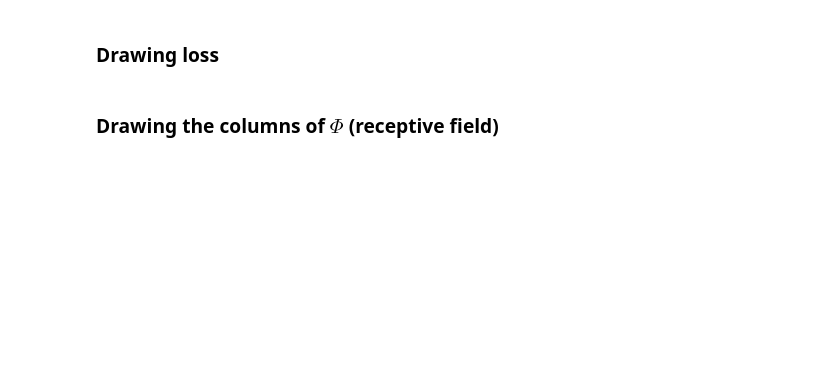
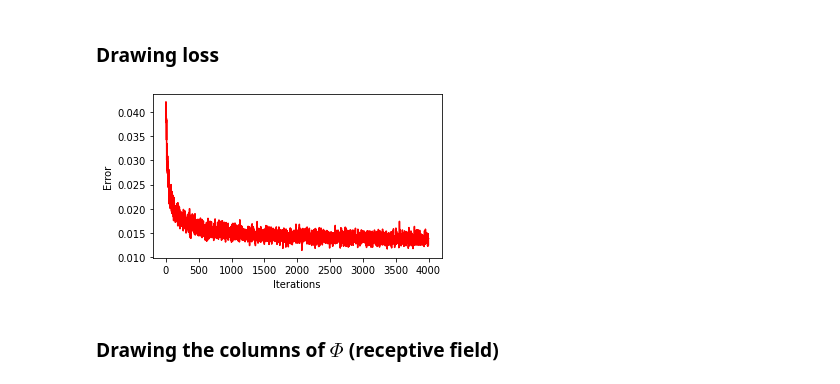
Before and after one commit to rentzi/sparseRegularizers, a Jupyter notebook: 1 Generative model with different regularizers.ipynb, the cells around one changed output. Drawn from its saved outputs; the diff is of its cells as text; code cells hidden in the pictures; blank space fills up the shorter version.

```diff
--- a/1 Generative model with different regularizers.ipynb
+++ b/1 Generative model with different regularizers.ipynb
@@ -92,0 +55,14 @@ utils.saveVar((errorList,rAll,Phi,model),fileSave)
+# %%
+fileLoad = 'data/DoGPatchesScaleShift.pckl'
+#Get the whitened cropped imagess that we are going to use for all algorithms
+inputsAll = utils.loadVar(fileLoad)
+
+# Simulation constants
+numIter = 4000 # number of iterations
+batchSize = 250 # Batch size
+numCrImages = numIter*batchSize
+sz = 16 # image patch size
+numRSeqs = numCrImages
+
+activNum = 0
+print(f'size of the input images used for training are {inputsAll.shape}')
@@ -92,0 +71,21 @@ utils.saveVar((errorList,rAll,Phi,model),fileSave)
+# %%
+flagMethod = 'CEL0' #flagMethod = 'hard1';flagMethod = 'half';flagMethod = 'soft'
+
+####WE CHANGE THESE WITH DIFFERENT NUMOFUNITS, AT LEAST THE LAMDA ALL AND NUMUNITSALL
+lr_Phi=5e-3; lr_r = 0.05; lmda = 0.27
+numUnits = 1000
+
+print(f'We use the {flagMethod} algorithm')
+print(f'num units are  {numUnits},batch size is {batchSize}, lmda {lmda},lr_r {lr_r},lr_Phi {lr_Phi}')
+
+#the starting r sequences are all zeros
+rIn = np.zeros((numRSeqs,numUnits))
+
+# Define and run the model
+model = SparseModel(sz**2,numUnits,batchSize,lmda,flagMethod,lr_r = lr_r,lr_Phi = lr_Phi)
+Phi,rActivityFreqUnit, rNumActiveInstances, errorRates= runModelSim(model,numIter,batchSize,inputsAll,rIn)
+
+
+#save the results of the simulation
+fileSave = 'data/'+flagMethod+str(numUnits)+'units.pckl'
+utils.saveVar((Phi,rActivityFreqUnit,rNumActiveInstances,errorRates,lmda,numUnits),fileSave)
@@ -93,7 +112,9 @@ utils.saveVar((errorList,rAll,Phi,model),fileSave)
 # %% [markdown]
 ### Drawing loss
 # %%
-plotError(errorList)
+plotError(errorRates)
+# %% [output]
+[figure, added]
 # %% [markdown]
 ### Drawing the columns of $\Phi$  (receptive field)
 # %%
```
Also changed, not shown: parts of 7 cells of this notebook, 2 other files.
